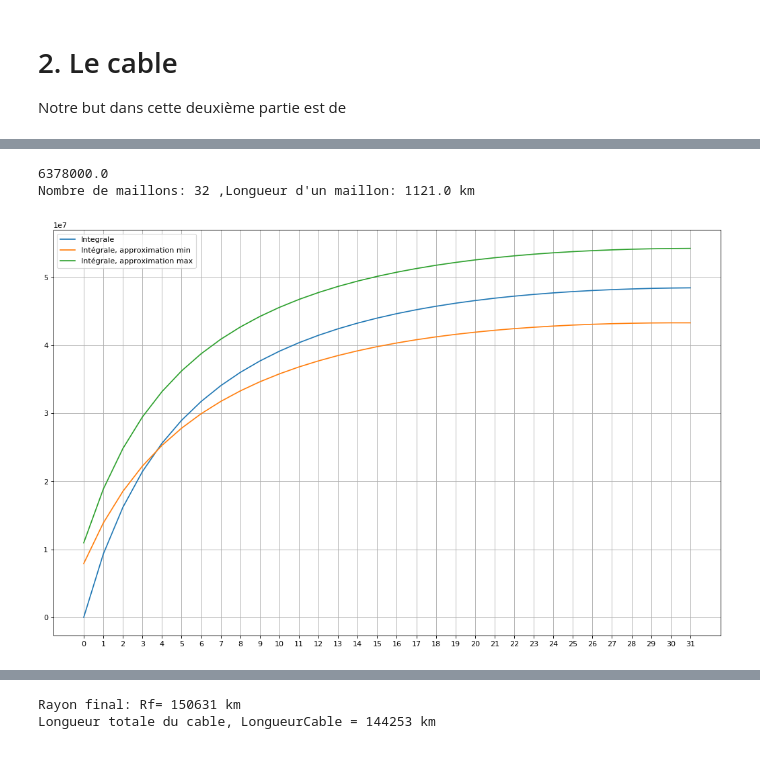
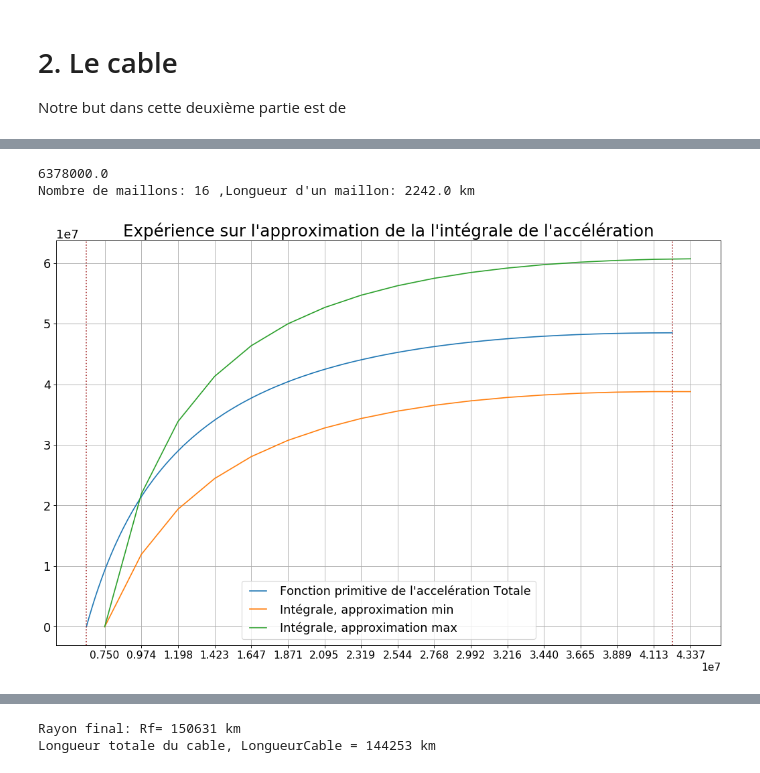
Before and after one commit to christophe-bonnefoy/TPE-SRR-2018, a Jupyter notebook: TPE-Ascenseur-Spatial.ipynb, the cells around one changed output, grey strips where cells are left out. Saved outputs shown, nothing was run; the diff lists cells and outputs as text; code cells hidden in the pictures.

```diff
--- a/TPE-Ascenseur-Spatial.ipynb
+++ b/TPE-Ascenseur-Spatial.ipynb
@@ -9,6 +9,9 @@ Quant à matplotlib, il s'agit d'une librairie qui fonctionne un peu comme la ca
 # %%
 import numpy as np
 import matplotlib.pyplot as plt
+# %%
+#print(plt.style.available)
+plt.style.use('presentation')
 # %% [markdown]
 Définissons ensuite les constantes utilisées:
 # %%
@@ -197,45 +256,61 @@ def IntegraleAcc (r):
 # %%
-NombreMaillons = 32
+NombreMaillons = 16
 print(Rt)
 LongueurMaillon = (Rg-Rt)/NombreMaillons
 print("Nombre de maillons:", NombreMaillons, ",Longueur d'un maillon:",round(LongueurMaillon*1E-3,0), "km")
 
 # Maillons est la liste
-Maillons    = [0]*NombreMaillons
-Integrale   = [0]*NombreMaillons
-Int_min     = [0]*NombreMaillons
-Int_max     = [0]*NombreMaillons
+Maillons_pre  = np.linspace(Rt, Rg,NombreMaillons+1)
+Maillons      = Maillons_pre + LongueurMaillon/2
+Maillons_post = Maillons_pre + LongueurMaillon
+
+Acc_pre  = AccTotale(Maillons_pre)
+Acc      = AccTotale(Maillons)
+Acc_post = AccTotale(Maillons_post)
+
+# Obtenir les valeurs maximum et minimum de l'accélération
+
+AccMax = np.maximum (Acc_pre,Acc_post)
+AccMin = np.minimum (Acc_pre,Acc_post)
+
+#Surface de chaque maillon.
+
+Aire_max     = LongueurMaillon*AccMax
+Aire_min     = LongueurMaillon*AccMin
+
+Int_min      = [0]*(NombreMaillons+1)
+Int_max      = [0]*(NombreMaillons+1)
 
 #Calculer les approximations
-for i in range (NombreMaillons):
-    Maillons[i]    = i
-    Integrale[i] = IntegraleAcc(Rt + i*LongueurMaillon)
 
-    Int_max [i] = Int_max[i-1] + LongueurMaillon * AccTotale (Rt + (i)*LongueurMaillon )
-    Int_min [i] = Int_min[i-1] + LongueurMaillon * AccTotale (Rt + (i+1)*LongueurMaillon )
-
-    #print("Maillon:", i, "Intégrale min", Int_min[i], "Integrale max", Int_max[i])
+for i in range(NombreMaillons+1):
+    Int_min[i]  = sum(Aire_min[0:i] )
+    Int_max[i]  = sum(Aire_max[0:i] )
 
 # Représentation graphique:
 r = np.arange(Rt, Rg, 1E3)
 r_km = r*1E-3
 
 plt.figure(figsize=(16, 10), dpi= 80, facecolor='w', edgecolor='k')
 
-plt.plot(Maillons, Integrale, label="Integrale")
-
-plt.plot(Maillons, Int_min, label='Intégrale, approximation min')
-plt.plot(Maillons, Int_max, label='Intégrale, approximation max')
+plt.plot(r, IntegraleAcc(r), label="Fonction primitive de l'accelération Totale")
+plt.plot(Maillons, Int_min,   label='Intégrale, approximation min')
+plt.plot(Maillons, Int_max,   label='Intégrale, approximation max')
 
 plt.xticks(Maillons)
 
+plt.axvline(x=Rt, linestyle=":", color="brown")
+plt.axvline(x=Rg, linestyle=":", color="brown")
+
 plt.grid()
-plt.legend()
-plt.savefig('images/AccTotaleCalculIntegrale.png')
+
+plt.legend(loc='lower center')
+plt.title("Expérience sur l'approximation de la l'intégrale de l'accélération")
+plt.savefig('images/Tension-16.png')
 
 
 plt.show()
 # %% [output]
 6378000.0
-Nombre de maillons: 32 ,Longueur d'un maillon: 1121.0 km
+Nombre de maillons: 16 ,Longueur d'un maillon: 2242.0 km
-[figure, old version]
+[figure, new version]
```
Also changed, not shown: parts of 22 cells of this notebook.
